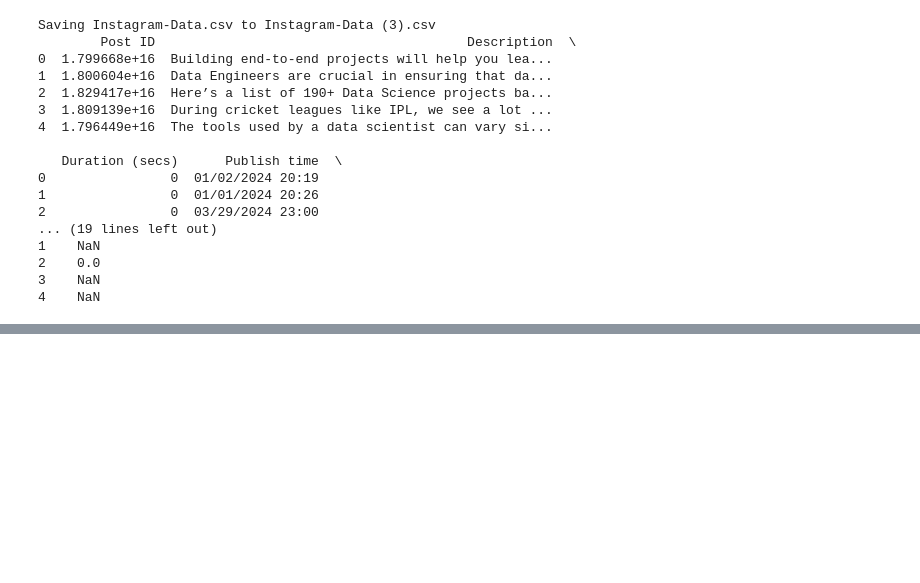
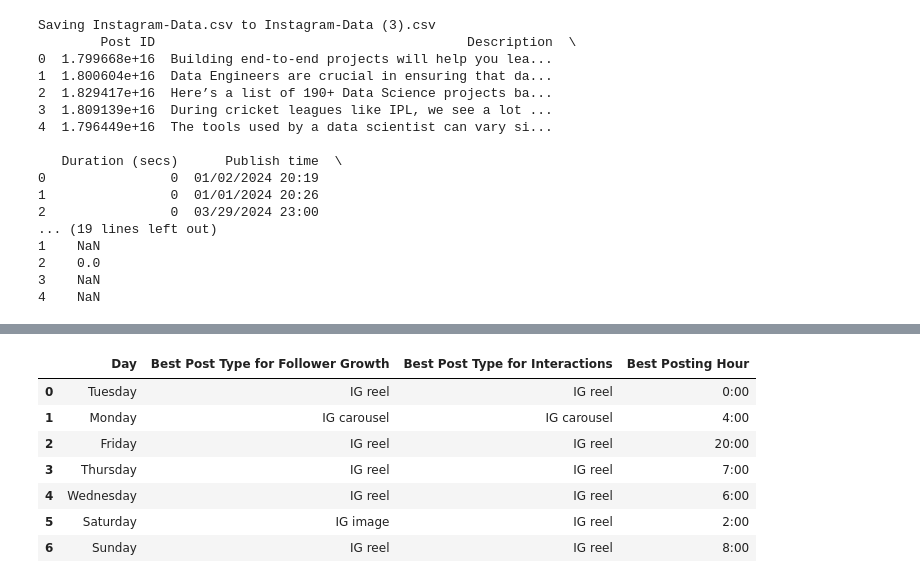
Before and after one commit to dennisgathu8/36CHAMBERS, a Jupyter notebook: Instagram_Content_Strategy_Optimization.ipynb, the cells around one changed output, grey strips where cells are left out. Saved outputs shown, nothing was run; the diff lists cells and outputs as text; code cells hidden in the pictures; blank space fills up the shorter version.

```diff
--- a/Instagram_Content_Strategy_Optimization.ipynb
+++ b/Instagram_Content_Strategy_Optimization.ipynb
@@ -200,0 +319,55 @@ fig.show()
+# %%
+# group data by post type and calculate average engagement metrics
+post_type_summary = df1.groupby('Post type')[
+    ['Follows', 'Likes', 'Comments', 'Shares', 'Saves', 'Impressions', 'Reach']
+].mean()
+
+# add day of the week and hour of the day to the dataset
+day_time_summary = df1.copy()
+day_time_summary['Day of Week'] = day_time_summary['Publish time'].dt.day_name()
+day_time_summary['Hour of Day'] = day_time_summary['Publish time'].dt.hour
+
+# group data by day of the week and post type to calculate daily engagement metrics
+daily_post_type_summary = day_time_summary.groupby(['Day of Week', 'Post type'])[
+    ['Follows', 'Likes', 'Comments', 'Shares', 'Saves', 'Impressions', 'Reach']
+].mean()
+
+# prepare a list to store daily best strategies
+daily_best_summary = []
+
+# generate a summary for each day of the week
+for day in day_time_summary['Day of Week'].unique():
+    # Filter data for the specific day
+    day_data = day_time_summary[day_time_summary['Day of Week'] == day]
+
+    # group by post type for the day
+    post_type_day = daily_post_type_summary.loc[day]
+
+    # find the best post type for follower growth and overall interactions
+    best_post_follows = post_type_day['Follows'].idxmax()
+    best_post_interactions = post_type_day[['Likes', 'Comments', 'Shares', 'Saves']].mean(axis=1).idxmax()
+
+    # find the best posting hour based on impressions and reach
+    hourly_summary = day_data.groupby('Hour of Day')[['Impressions', 'Reach']].mean()
+    best_hour = hourly_summary.mean(axis=1).idxmax()
+
+    # append results for the day
+    daily_best_summary.append({
+        "Day": day,
+        "Best Post Type for Follower Growth": best_post_follows,
+        "Best Post Type for Interactions": best_post_interactions,
+        "Best Posting Hour": f"{best_hour}:00"
+    })
+
+# convert the list of summaries to a DataFrame
+daily_summary_table = pd.DataFrame(daily_best_summary)
+daily_summary_table
+# %% [output]
+|  | Day | Best Post Type for Follower Growth | Best Post Type for Interactions | Best Posting Hour |
+| 0 | Tuesday | IG reel | IG reel | 0:00 |
+| 1 | Monday | IG carousel | IG carousel | 4:00 |
+| 2 | Friday | IG reel | IG reel | 20:00 |
+| 3 | Thursday | IG reel | IG reel | 7:00 |
+| 4 | Wednesday | IG reel | IG reel | 6:00 |
+| 5 | Saturday | IG image | IG reel | 2:00 |
+| 6 | Sunday | IG reel | IG reel | 8:00 |
```
Also changed, not shown: parts of 3 cells of this notebook.
